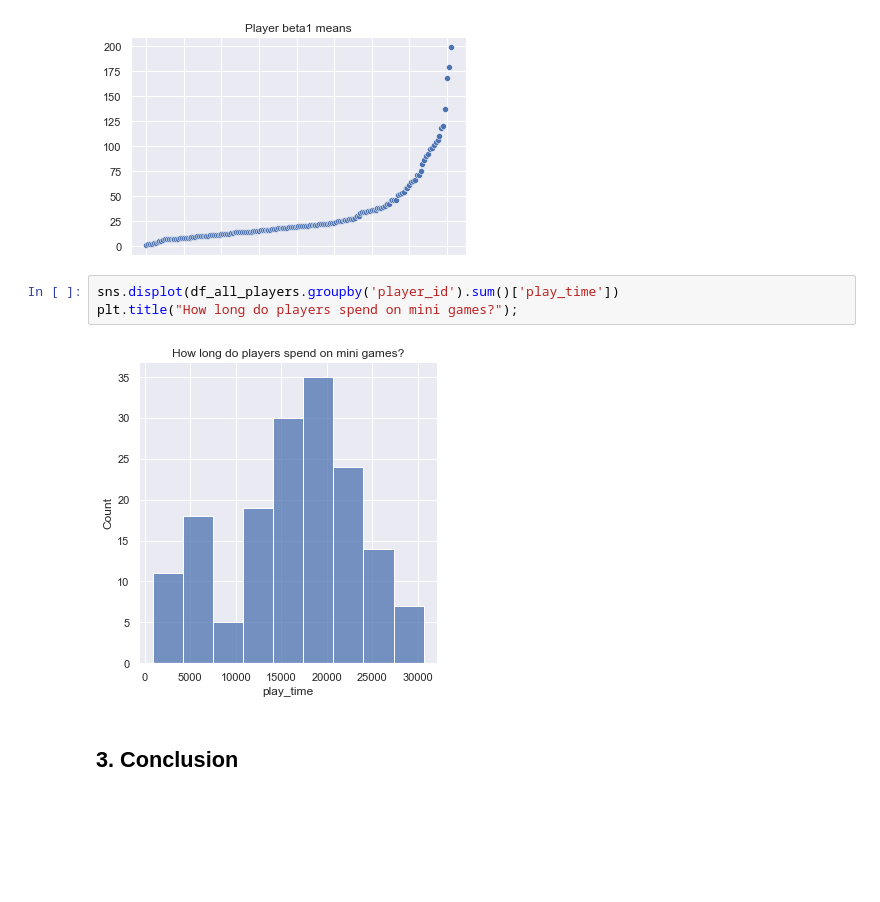
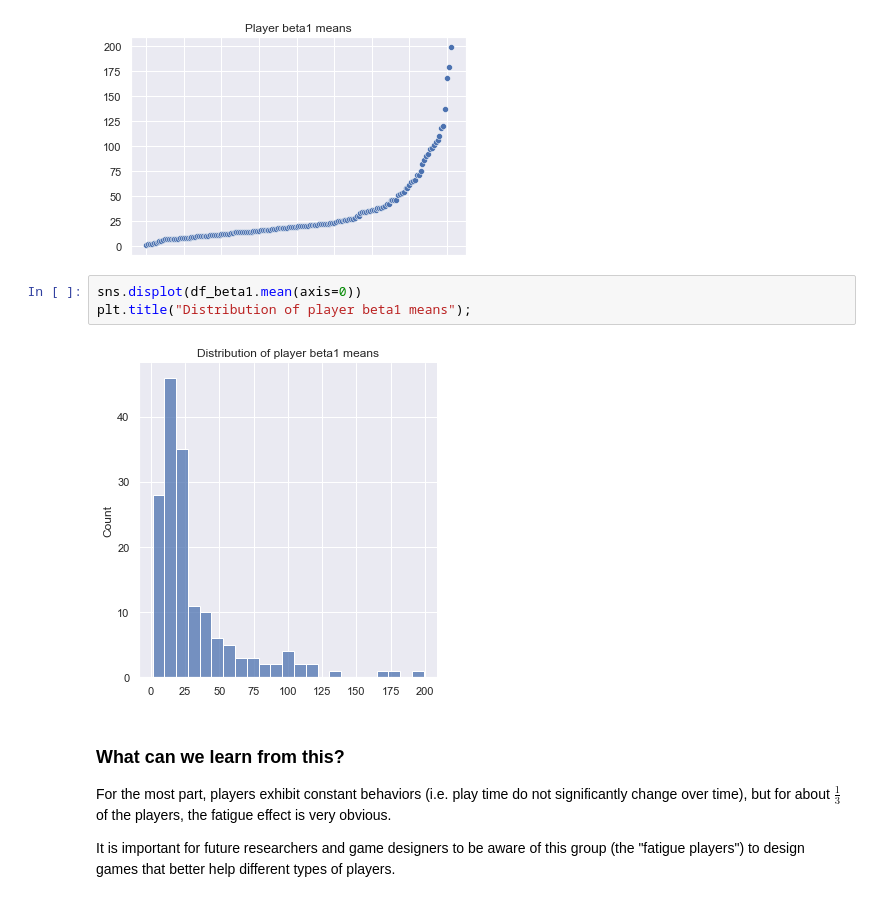
Before and after one commit to percy-xu/DataFest2022, a Jupyter notebook: taconic_parkway.ipynb, the cells around one changed output. Saved outputs shown, nothing was run; the diff lists cells and outputs as text; blank space fills up the shorter version.

Commit message:
added conclusion

```diff
--- a/taconic_parkway.ipynb
+++ b/taconic_parkway.ipynb
@@ -356,10 +367,14 @@ sns.scatterplot(x=np.arange(len(df_beta1.columns)), y=df_beta1.mean(axis=0).sort
 plt.title("Player beta1 means");
 # %% [output]
 [figure]
-# %%
-sns.displot(df_all_players.groupby('player_id').sum()['play_time'])
-plt.title("How long do players spend on mini games?");
-# %% [output]
-[figure, removed]
-# %% [markdown]
-## 3. Conclusion
+# %%
+sns.displot(df_beta1.mean(axis=0))
+plt.title("Distribution of player beta1 means");
+# %% [output]
+[figure, added]
+# %% [markdown]
+### What can we learn from this?
+
+For the most part, players exhibit constant behaviors (i.e. play time do not significantly change over time), but for about $\frac{1}{3}$ of the players, the fatigue effect is very obvious.
+
+It is important for future researchers and game designers to be aware of this group (the "fatigue players") to design games that better help different types of players.
```
Also changed, not shown: parts of 12 cells of this notebook.
